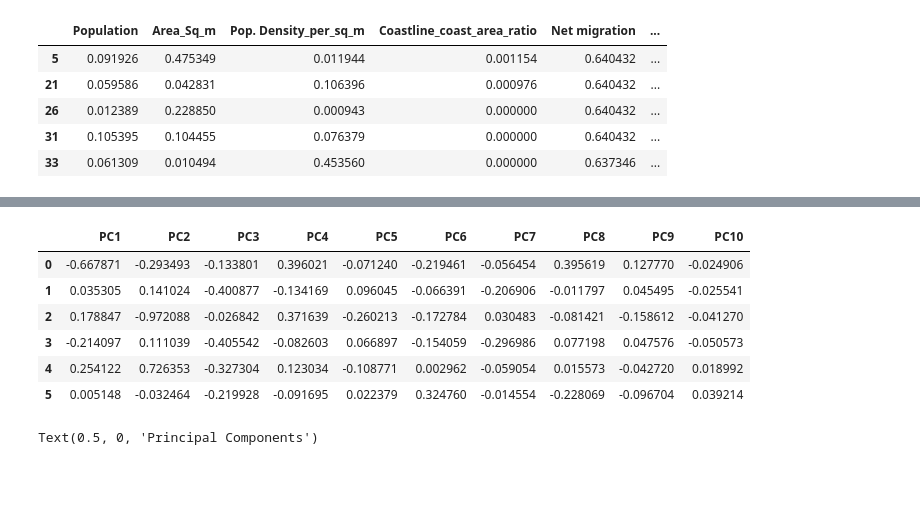
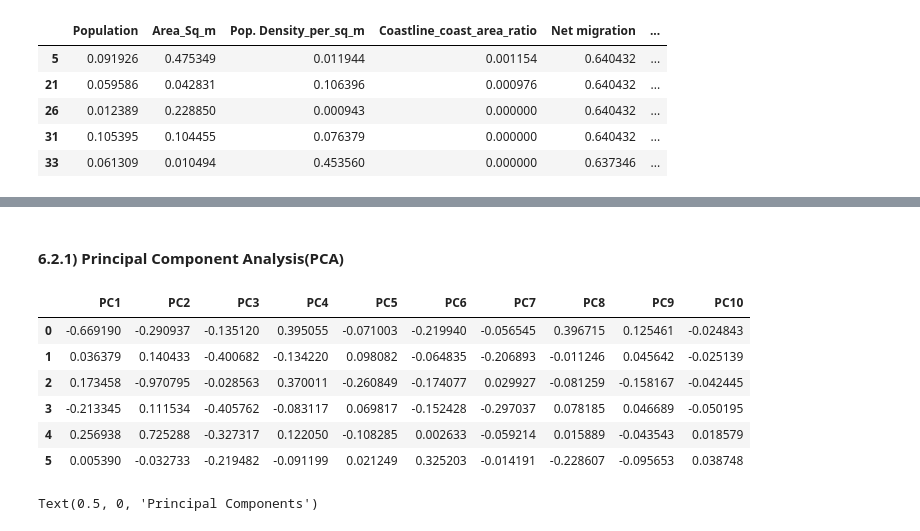
Before and after one commit to RoseWairimuK/GDP, a Jupyter notebook: gdp.ipynb, the cells around one changed output, grey strips where cells are left out. Drawn from its saved outputs; the diff is of its cells as text; code cells hidden in the pictures; blank space fills up the shorter version.

```diff
--- a/gdp.ipynb
+++ b/gdp.ipynb
@@ -942,22 +973,24 @@ SSA_df_normalised.head()
+# %% [markdown]
+####  **6.2.1) Principal Component Analysis(PCA)**
 # %%
 #Dropping the Year column as it is not ideal for the PCA
 SSA_df_normalised1 = SSA_df_normalised.drop(columns=['Year'])
+#dropping the Year column as it is not ideal for the PCA
+SSA_df_normalised1 = SSA_df_normalised.drop(columns=['Year'])
+pca = PCA(n_components=10)
+PC = pca.fit_transform(SSA_df_normalised1)
+pca_SSA = pd.DataFrame(data = PC
+             , columns = ['PC1', 'PC2', 'PC3', 'PC4', 'PC5', 'PC6', 'PC7','PC8','PC9','PC10'])
+
+pca_SSA.head(6)
+# %% [output]
+|  | PC1 | PC2 | PC3 | PC4 | PC5 | PC6 | PC7 | PC8 | PC9 | PC10 |
+| 0 | -0.669190 | -0.290937 | -0.135120 | 0.395055 | -0.071003 | -0.219940 | -0.056545 | 0.396715 | 0.125461 | -0.024843 |
+| 1 | 0.036379 | 0.140433 | -0.400682 | -0.134220 | 0.098082 | -0.064835 | -0.206893 | -0.011246 | 0.045642 | -0.025139 |
+| 2 | 0.173458 | -0.970795 | -0.028563 | 0.370011 | -0.260849 | -0.174077 | 0.029927 | -0.081259 | -0.158167 | -0.042445 |
+| 3 | -0.213345 | 0.111534 | -0.405762 | -0.083117 | 0.069817 | -0.152428 | -0.297037 | 0.078185 | 0.046689 | -0.050195 |
+| 4 | 0.256938 | 0.725288 | -0.327317 | 0.122050 | -0.108285 | 0.002633 | -0.059214 | 0.015889 | -0.043543 | 0.018579 |
+| 5 | 0.005390 | -0.032733 | -0.219482 | -0.091199 | 0.021249 | 0.325203 | -0.014191 | -0.228607 | -0.095653 | 0.038748 |
-# %%
-#PCA analysis to check signifiance
-pca = PCA(n_components=10)
-PC = pca.fit_transform(SSA_df_normalised1)
-pca_SSA = pd.DataFrame(data = PC
-             , columns = ['PC1', 'PC2', 'PC3', 'PC4', 'PC5', 'PC6', 'PC7','PC8','PC9','PC10'])
-
-pca_SSA.head(6)
-# %% [output]
-|  | PC1 | PC2 | PC3 | PC4 | PC5 | PC6 | PC7 | PC8 | PC9 | PC10 |
-| 0 | -0.667871 | -0.293493 | -0.133801 | 0.396021 | -0.071240 | -0.219461 | -0.056454 | 0.395619 | 0.127770 | -0.024906 |
-| 1 | 0.035305 | 0.141024 | -0.400877 | -0.134169 | 0.096045 | -0.066391 | -0.206906 | -0.011797 | 0.045495 | -0.025541 |
-| 2 | 0.178847 | -0.972088 | -0.026842 | 0.371639 | -0.260213 | -0.172784 | 0.030483 | -0.081421 | -0.158612 | -0.041270 |
-| 3 | -0.214097 | 0.111039 | -0.405542 | -0.082603 | 0.066897 | -0.154059 | -0.296986 | 0.077198 | 0.047576 | -0.050573 |
-| 4 | 0.254122 | 0.726353 | -0.327304 | 0.123034 | -0.108771 | 0.002962 | -0.059054 | 0.015573 | -0.042720 | 0.018992 |
-| 5 | 0.005148 | -0.032464 | -0.219928 | -0.091695 | 0.022379 | 0.324760 | -0.014554 | -0.228069 | -0.096704 | 0.039214 |
 # %%
 #visualising the PCA output
 fig, ax = plt.subplots(nrows=1,
```
Also changed, not shown: parts of 104 cells of this notebook, 1 other file.
